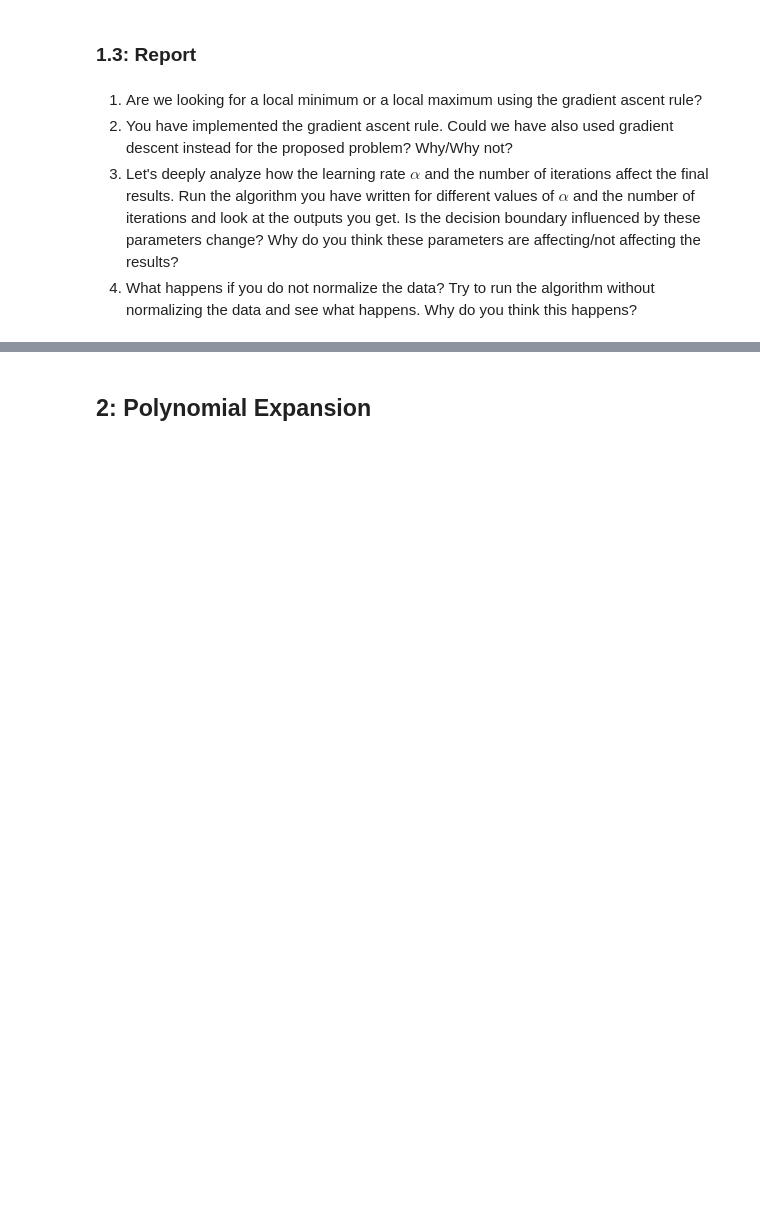
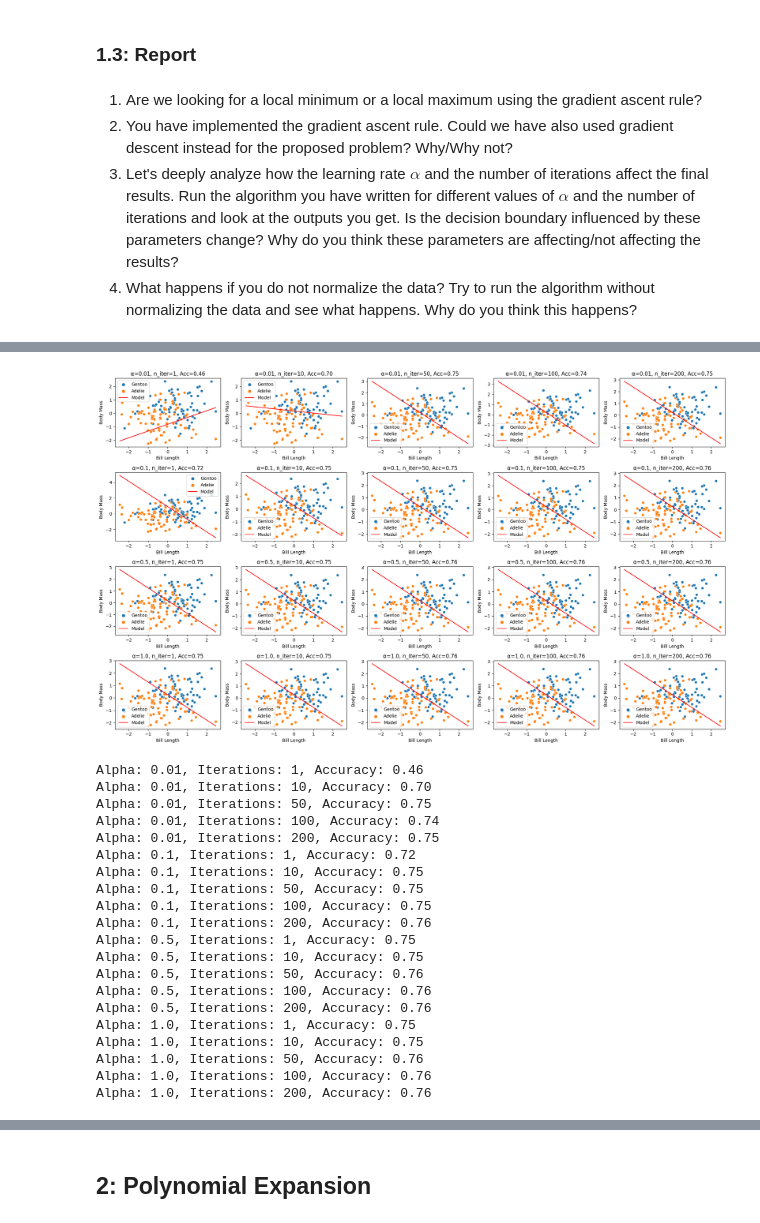
Before and after one commit to lorenzo-arcioni/Computer-Science-Sapienza, a Jupyter notebook: Foundation of Data Science/Homework02/HW2.ipynb, the cells around one changed output, grey strips where cells are left out. Cells and saved outputs as stored; diff of their text form; code cells hidden in the pictures; blank space fills up the shorter version.

```diff
--- a/Foundation of Data Science/Homework02/HW2.ipynb
+++ b/Foundation of Data Science/Homework02/HW2.ipynb
@@ -289,2 +286,77 @@ Accuracy: 0.7615894039735099
 
 -------------------------------------------------------
+# %%
+# Prepare data as before
+data = pd.read_csv("assets/train.csv")
+data.dropna(inplace=True)
+data = data[data["species"] != "Chinstrap"]
+
+# Feature scaling and data preparation
+X = data[["bill_length", "body_mass"]]
+X = (X - X.mean()) / X.std()  # Standardize features
+X["bias"] = 1  # Add bias term
+X = X[["bias", "bill_length", "body_mass"]]  # Reorder to have bias term first
+y = data["species"].map({"Adelie": 0, "Gentoo": 1}).values
+
+# Define parameter ranges for alpha and iterations
+alphas = [0.01, 0.1, 0.5, 1.0]  # Different learning rates
+n_iters = [1, 10, 50, 100, 200]  # Different numbers of iterations
+
+# Loop through each combination of alpha and iterations
+results = []
+plt.figure(figsize=(20, 12))
+
+for i, alpha in enumerate(alphas):
+    for j, n_iter in enumerate(n_iters):
+        # Initialize and train model
+        model = LogisticRegression(num_features=X.shape[1])
+        log_l_history, _ = fit(model, X, y, lr=alpha, num_steps=n_iter)
+
+        # Calculate accuracy
+        accuracy = ((model.predict(X) > 0.5) == y).mean()
+
+        # Plot decision boundary
+        plt.subplot(len(alphas), len(n_iters), i * len(n_iters) + j + 1)
+        sns.scatterplot(data=X, x="bill_length", y="body_mass", hue=data["species"])
+
+        x_range = np.linspace(X['bill_length'].min(), X['bill_length'].max(), 100)
+        theta_final = np.array(model.parameters)
+        y_range = -(theta_final[0] + theta_final[1] * x_range) / theta_final[2]
+
+        plt.plot(x_range, y_range, c="red", label="Model")
+        plt.title(f"α={alpha}, n_iter={n_iter}, Acc={accuracy:.2f}")
+        plt.xlabel("Bill Length")
+        plt.ylabel("Body Mass")
+        plt.legend()
+
+        # Save results for later analysis
+        results.append({"alpha": alpha, "n_iter": n_iter, "accuracy": accuracy, "parameters": model.parameters})
+
+plt.tight_layout()
+plt.show()
+
+# Output analysis
+for res in results:
+    print(f"Alpha: {res['alpha']}, Iterations: {res['n_iter']}, Accuracy: {res['accuracy']:.2f}")
+# %% [output]
+[figure, added]
+Alpha: 0.01, Iterations: 1, Accuracy: 0.46
+Alpha: 0.01, Iterations: 10, Accuracy: 0.70
+Alpha: 0.01, Iterations: 50, Accuracy: 0.75
+Alpha: 0.01, Iterations: 100, Accuracy: 0.74
+Alpha: 0.01, Iterations: 200, Accuracy: 0.75
+Alpha: 0.1, Iterations: 1, Accuracy: 0.72
+Alpha: 0.1, Iterations: 10, Accuracy: 0.75
+Alpha: 0.1, Iterations: 50, Accuracy: 0.75
+Alpha: 0.1, Iterations: 100, Accuracy: 0.75
+Alpha: 0.1, Iterations: 200, Accuracy: 0.76
+Alpha: 0.5, Iterations: 1, Accuracy: 0.75
+Alpha: 0.5, Iterations: 10, Accuracy: 0.75
+Alpha: 0.5, Iterations: 50, Accuracy: 0.76
+Alpha: 0.5, Iterations: 100, Accuracy: 0.76
+Alpha: 0.5, Iterations: 200, Accuracy: 0.76
+Alpha: 1.0, Iterations: 1, Accuracy: 0.75
+Alpha: 1.0, Iterations: 10, Accuracy: 0.75
+Alpha: 1.0, Iterations: 50, Accuracy: 0.76
+Alpha: 1.0, Iterations: 100, Accuracy: 0.76
+Alpha: 1.0, Iterations: 200, Accuracy: 0.76
```
Also changed, not shown: parts of 8 cells of this notebook, 1 other file.
